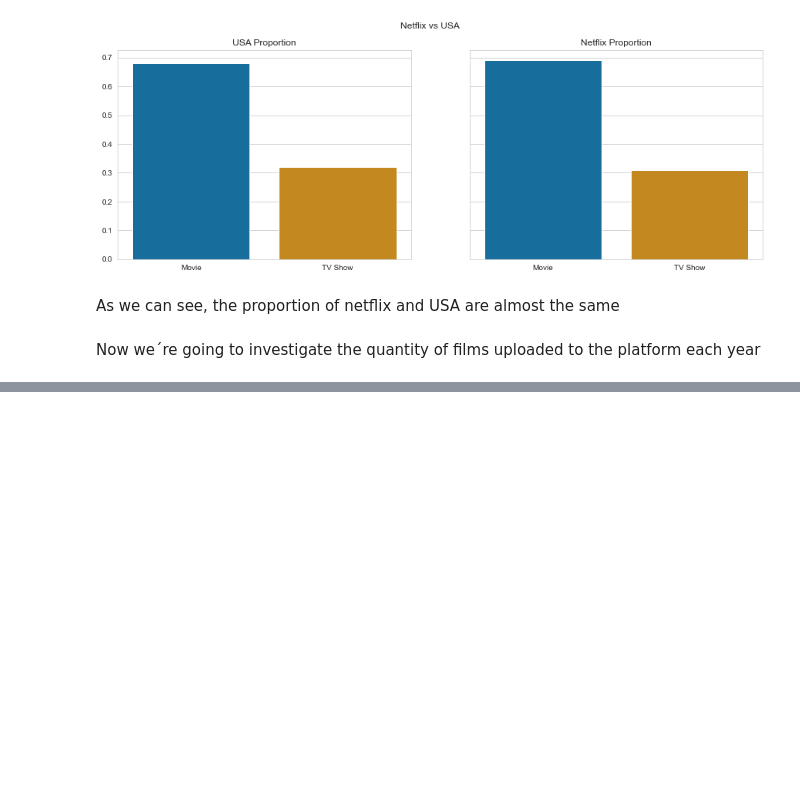
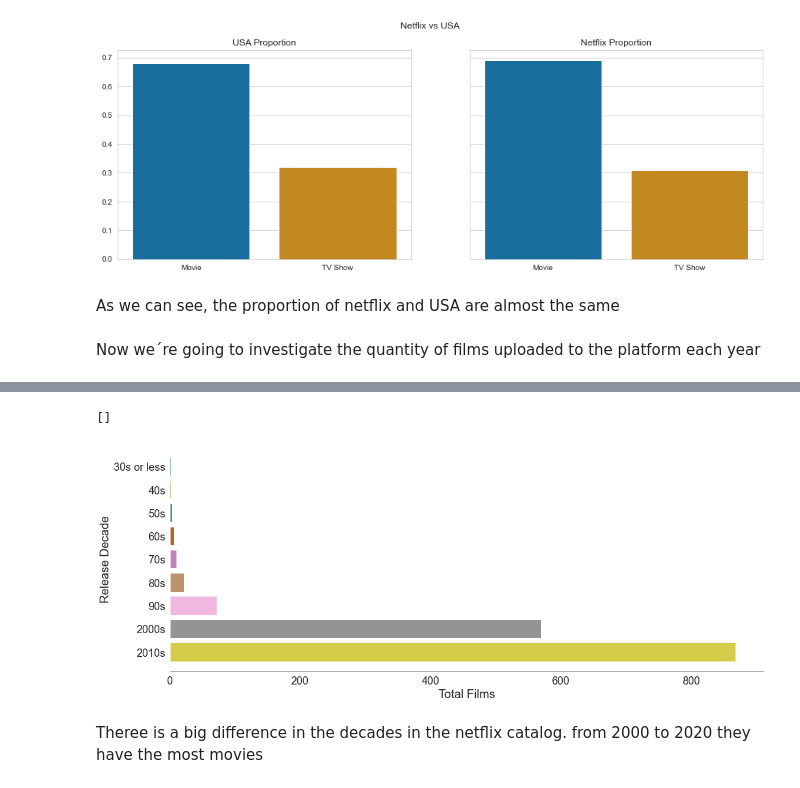
Before and after one commit to martinnss/Netflix-EDA, a Jupyter notebook: netflix.ipynb, the cells around one changed output, grey strips where cells are left out. Saved outputs shown, nothing was run; the diff lists cells and outputs as text; code cells hidden in the pictures; blank space fills up the shorter version.

```diff
--- a/netflix.ipynb
+++ b/netflix.ipynb
@@ -240,0 +248,27 @@ As we can see netflix led an exponential growth for the last 6 years until 2020
+# %%
+#grupy by decade
+ry=data.release_year.dt.year.value_counts()
+rey=ry.to_frame()
+rey.reset_index(inplace=True)
+rey.rename(columns={'index': 'release year','release_year':'total'},inplace=True)
+rey.astype('int32')
+bins=[1920,1949,1959,1969,1979,1989,1999,2009,2019,2020]
+names=['30s or less','40s','50s','60s','70s','80s','90s','2000s','2010s']
+rey['release year']=pd.cut(rey['release year'],bins,labels=names)
+
+plt.figure(figsize=(18,7))
+sns.set_style("white")
+sns.despine()
+r_year=sns.barplot(data=rey,y='release year',x='total',palette='colorblind',ci=None)
+r_year.set_xlabel('Total Films',fontsize=20)
+r_year.set_ylabel('Release Decade',fontsize=20)
+r_year.tick_params(axis='both', which='major', labelsize=18)
+sns.despine(left=True)
+
+
+plt.plot()
+# %% [output]
+[]
+[figure, added]
+# %% [markdown]
+Theree is a big difference in the decades in the netflix catalog. from 2000 to 2020 they have the most movies
```
Also changed, not shown: parts of 4 cells of this notebook.
